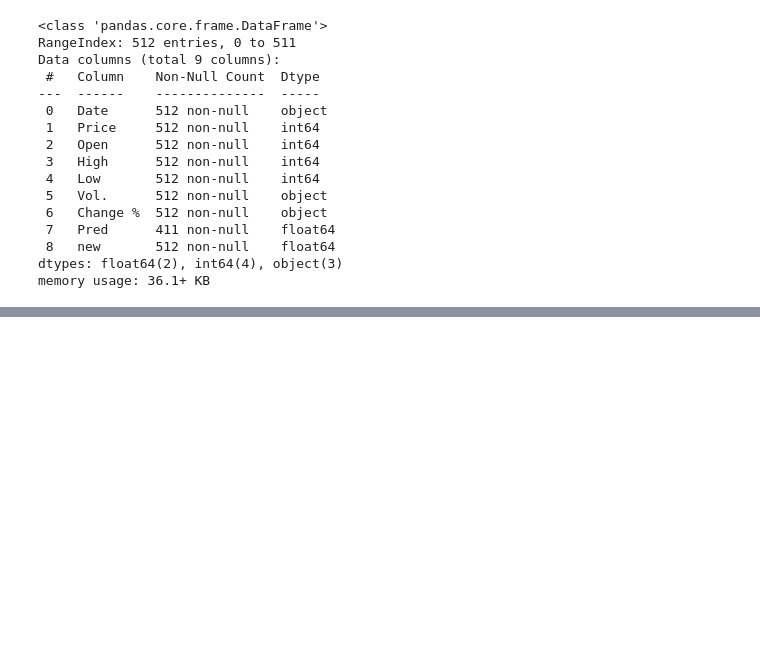
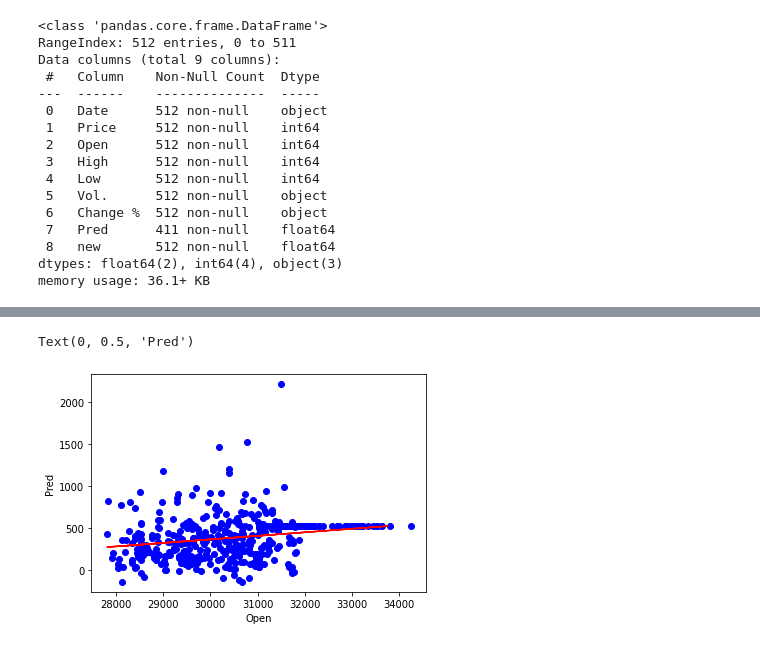
Before and after one commit to aravindh698/rep2, a Jupyter notebook: week3.ipynb, the cells around one changed output, grey strips where cells are left out. Saved outputs shown, nothing was run; the diff lists cells and outputs as text; code cells hidden in the pictures; blank space fills up the shorter version.

```diff
--- a/week3.ipynb
+++ b/week3.ipynb
@@ -79,0 +80,8 @@ print('intercept',regr.intercept_)
+# %%
+plt.scatter(train.Open, train.Pred,  color='blue')
+plt.plot(train_x, regr.coef_[0][0]*train_x + regr.intercept_[0], '-r')
+plt.xlabel("Open")
+plt.ylabel("Pred")
+# %% [output]
+Text(0, 0.5, 'Pred')
+[figure, added]
```
Also changed, not shown: parts of 9 cells of this notebook.
